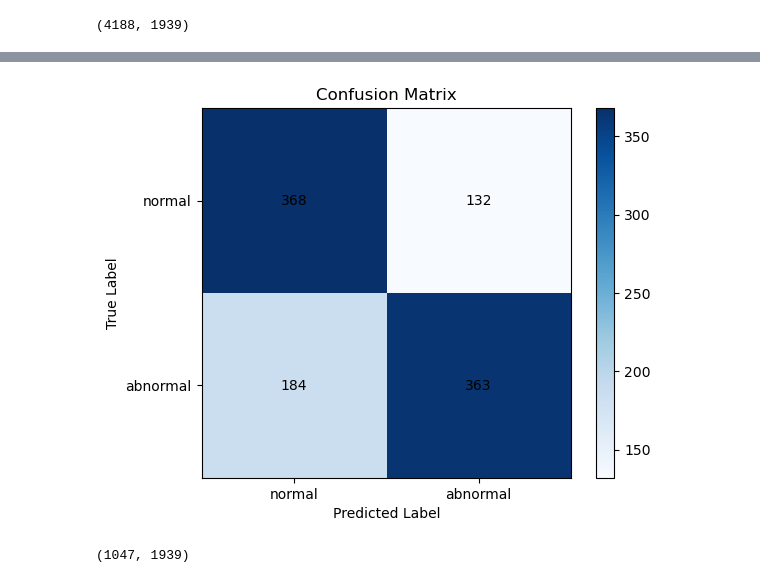
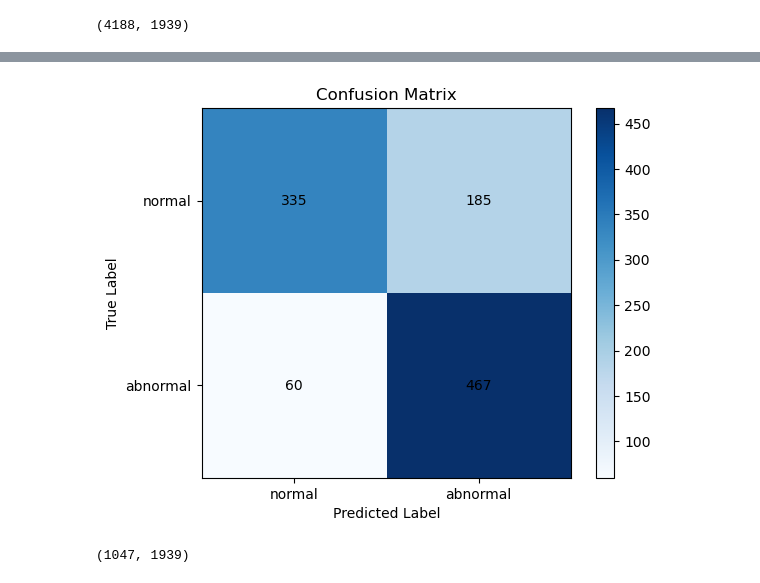
Before and after one commit to sania8/ProgrammingAndMathsforAI, a Jupyter notebook: Experimentwithnewarchitecture.ipynb, the cells around one changed output, grey strips where cells are left out. Saved outputs shown, nothing was run; the diff lists cells and outputs as text; code cells hidden in the pictures.

```diff
--- a/Experimentwithnewarchitecture.ipynb
+++ b/Experimentwithnewarchitecture.ipynb
@@ -31,7 +31,7 @@ def load_image(dataset_dir, size=(128,128)):
     Y = np.array(y1)
     return X,Y
 # %%
-X,Y = load_image("C:/Users/HP/Downloads/dataset-fro-programming&mathsforAI/spectrogramprocessedata/dataset")
+X,Y = load_image("C:/Users/HP/Downloads/dataset-fro-programming&mathsforAI/spectrogramprocessedata/heartbeat-dataset")
 # %%
 def train_test_split(X, y, test_ratio=0.2):
     N = len(X)
@@ -369,8 +365,8 @@ history = train(
     model,
     X_train, y_train,
     X_test, y_test,
-    lr=0.02,       # learning rate
-    epochs=30,      # number of epochs
+    lr=0.001,       # learning rate
+    epochs=90,      # number of epochs
     l2=0.00      # L2 regularization strength
 
 )
@@ -401,4 +391,4 @@ Confusion Matrix:
-[figure, old version]
+[figure, new version]
 # %%
 X_test_std = X_test - np.mean(X_train, axis=0)  # use train mean
 X_test_pca = pca.transform(X_test_std)
```
Also changed, not shown: parts of 8 cells of this notebook.
